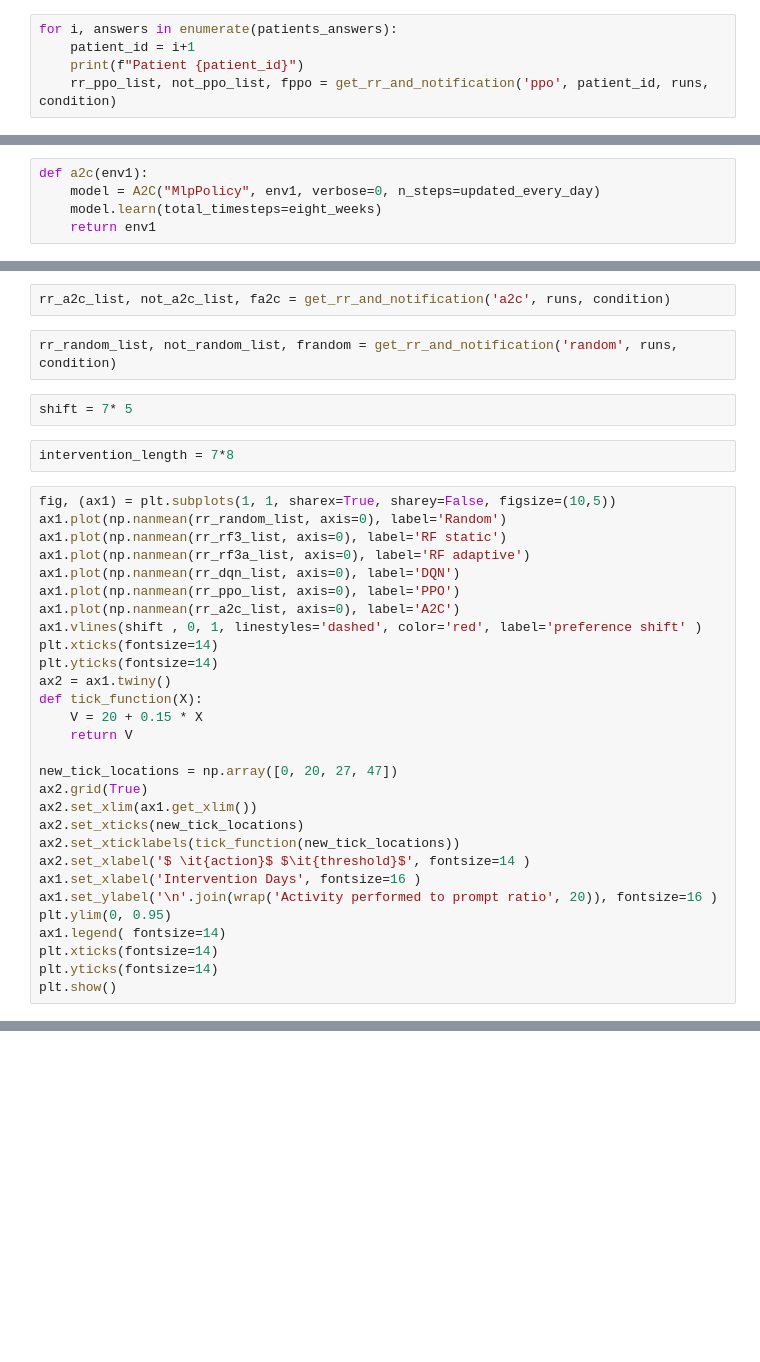
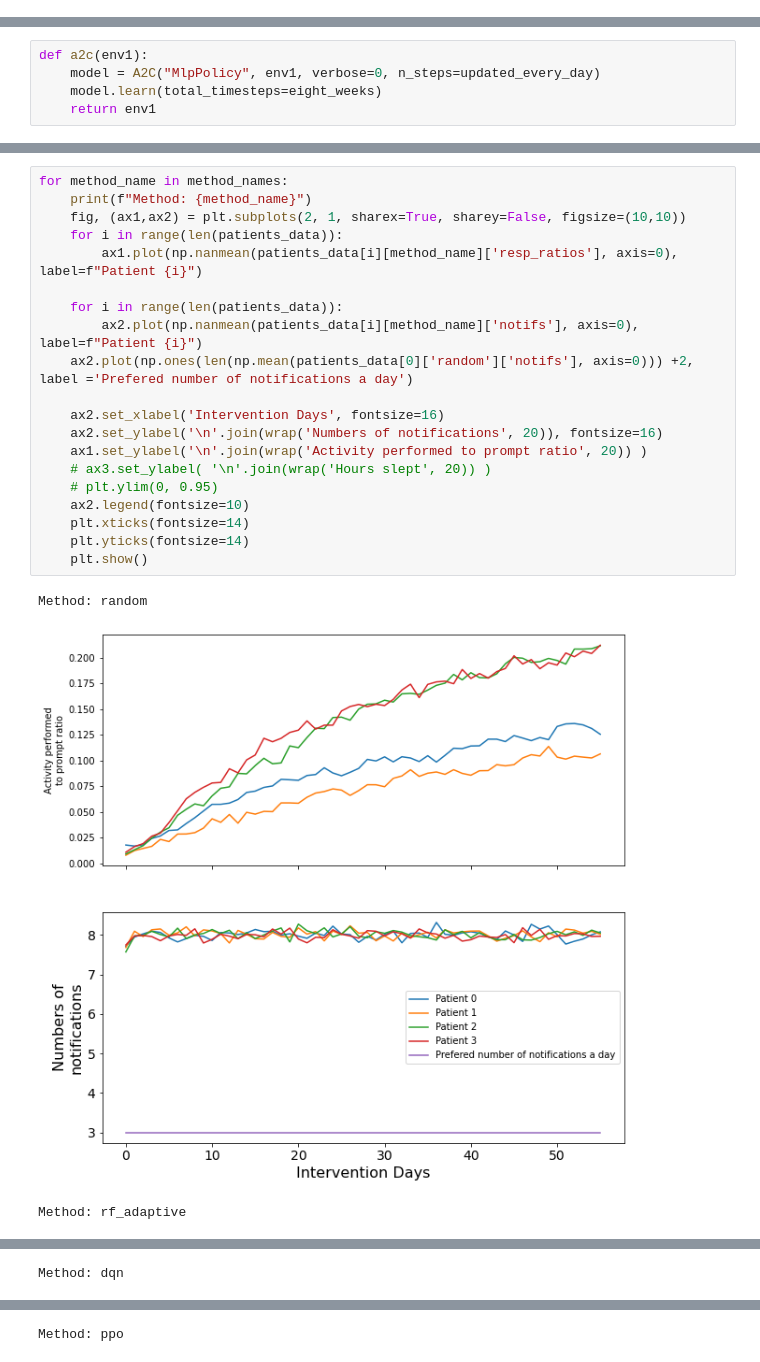
Before and after one commit to mikolaj-sienkiewicz/capable-rl4vc, a Jupyter notebook: experiments.ipynb, the cells around one changed output, grey strips where cells are left out. Saved outputs shown, nothing was run; the diff lists cells and outputs as text; blank space fills up the shorter version.

```diff
--- a/experiments.ipynb
+++ b/experiments.ipynb
@@ -403,8 +402,3 @@ for i, answers in enumerate(patients_answers):
-# %%
-for i, answers in enumerate(patients_answers):
-    patient_id = i+1
-    print(f"Patient {patient_id}")
-    rr_ppo_list, not_ppo_list, fppo = get_rr_and_notification('ppo', patient_id, runs, condition)
 # %% [markdown]
 ## Advantage Actor Critic
 # %%
@@ -476,37 +514,24 @@ rr_ppo_list, not_ppo_list, fppo = get_rr_and_notification('ppo', runs, condition
-# %%
-rr_a2c_list, not_a2c_list, fa2c = get_rr_and_notification('a2c', runs, condition)
-# %%
-rr_random_list, not_random_list, frandom = get_rr_and_notification('random', runs, condition)
-# %%
-shift = 7* 5
-# %%
-intervention_length = 7*8
-# %%
-fig, (ax1) = plt.subplots(1, 1, sharex=True, sharey=False, figsize=(10,5))
-ax1.plot(np.nanmean(rr_random_list, axis=0), label='Random')
-ax1.plot(np.nanmean(rr_rf3_list, axis=0), label='RF static')
-ax1.plot(np.nanmean(rr_rf3a_list, axis=0), label='RF adaptive')
-ax1.plot(np.nanmean(rr_dqn_list, axis=0), label='DQN')
-ax1.plot(np.nanmean(rr_ppo_list, axis=0), label='PPO')
-ax1.plot(np.nanmean(rr_a2c_list, axis=0), label='A2C')
-ax1.vlines(shift , 0, 1, linestyles='dashed', color='red', label='preference shift' )
-plt.xticks(fontsize=14)
-plt.yticks(fontsize=14)
-ax2 = ax1.twiny()
-def tick_function(X):
-    V = 20 + 0.15 * X
-    return V
-
-new_tick_locations = np.array([0, 20, 27, 47])
-ax2.grid(True)
-ax2.set_xlim(ax1.get_xlim())
-ax2.set_xticks(new_tick_locations)
-ax2.set_xticklabels(tick_function(new_tick_locations))
-ax2.set_xlabel('$ \it{action}$ $\it{threshold}$', fontsize=14 )
-ax1.set_xlabel('Intervention Days', fontsize=16 )
-ax1.set_ylabel('\n'.join(wrap('Activity performed to prompt ratio', 20)), fontsize=16 )
-plt.ylim(0, 0.95)
-ax1.legend( fontsize=14)
-plt.xticks(fontsize=14)
-plt.yticks(fontsize=14)
-plt.show()
+# %%
+for method_name in method_names:
+    print(f"Method: {method_name}")
+    fig, (ax1,ax2) = plt.subplots(2, 1, sharex=True, sharey=False, figsize=(10,10))
+    for i in range(len(patients_data)):
+        ax1.plot(np.nanmean(patients_data[i][method_name]['resp_ratios'], axis=0), label=f"Patient {i}")
+
+    for i in range(len(patients_data)):
+        ax2.plot(np.nanmean(patients_data[i][method_name]['notifs'], axis=0), label=f"Patient {i}")
+    ax2.plot(np.ones(len(np.mean(patients_data[0]['random']['notifs'], axis=0))) +2, label ='Prefered number of notifications a day')
+
+    ax2.set_xlabel('Intervention Days', fontsize=16)
+    ax2.set_ylabel('\n'.join(wrap('Numbers of notifications', 20)), fontsize=16)
+    ax1.set_ylabel('\n'.join(wrap('Activity performed to prompt ratio', 20)) )
+    # ax3.set_ylabel( '\n'.join(wrap('Hours slept', 20)) )
+    # plt.ylim(0, 0.95)
+    ax2.legend(fontsize=10)
+    plt.xticks(fontsize=14)
+    plt.yticks(fontsize=14)
+    plt.show()
+# %% [output]
+Method: random
+[figure, added]
+Method: rf_adaptive
@@ -512,0 +539 @@ plt.show()
+Method: dqn
@@ -512,0 +541 @@ plt.show()
+Method: ppo
```
Also changed, not shown: parts of 39 cells of this notebook.
